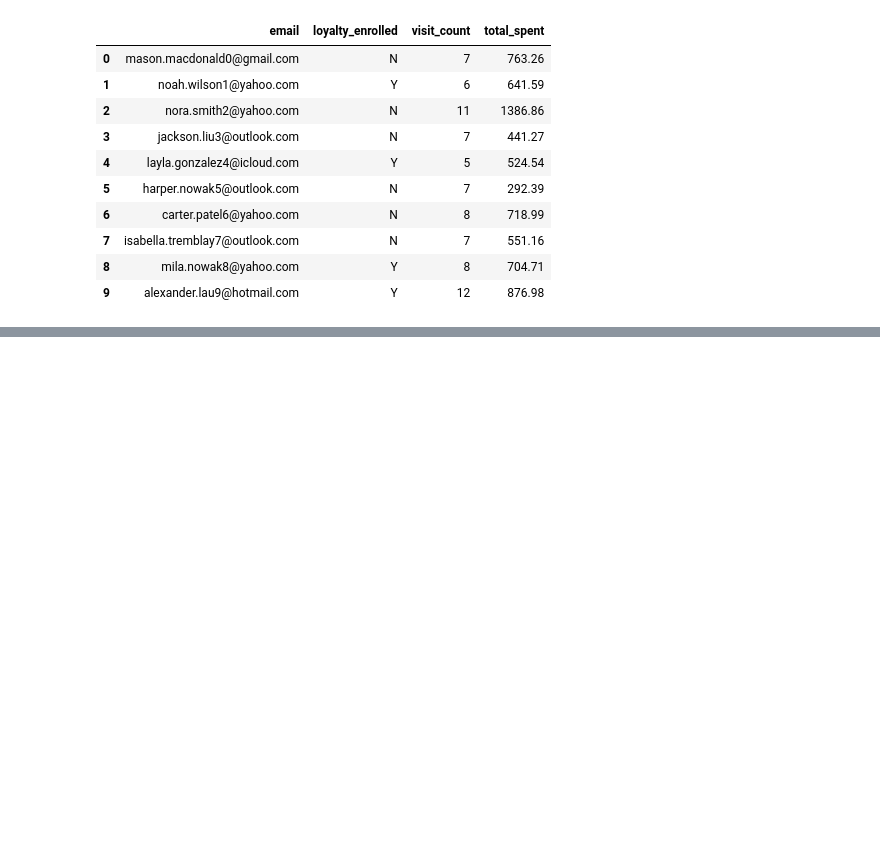
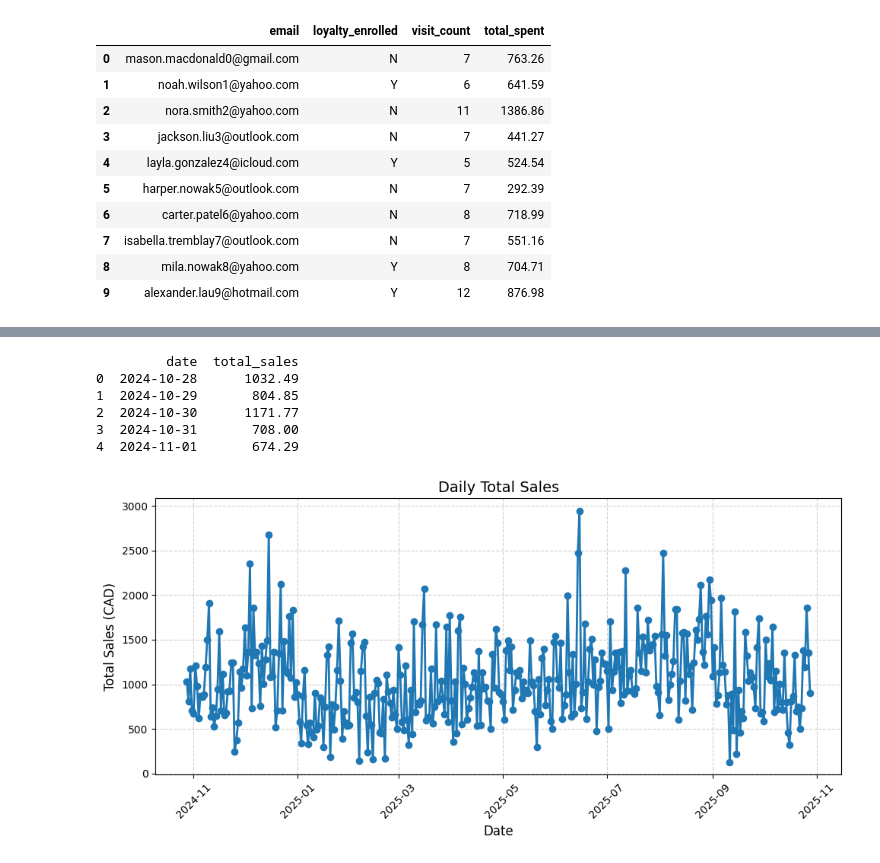
Before and after one commit to jzhou196/RBAC-Calian-Case-Competition, a Jupyter notebook: EDA.ipynb, the cells around one changed output, grey strips where cells are left out. Drawn from its saved outputs; the diff is of its cells as text; code cells hidden in the pictures; blank space fills up the shorter version.

```diff
--- a/EDA.ipynb
+++ b/EDA.ipynb
@@ -106,0 +117,24 @@ customers.head(10)
+# %%
+orders['transaction_date'] = pd.to_datetime(orders['transaction_date'])
+daily_sales = orders.groupby(orders['transaction_date'].dt.date)['total_bill_amount'].sum().reset_index()
+
+daily_sales.columns = ['date', 'total_sales']
+print(daily_sales.head())
+plt.figure(figsize=(10,5))
+plt.plot(daily_sales['date'], daily_sales['total_sales'], marker='o', linewidth=2)
+
+plt.title('Daily Total Sales', fontsize=14)
+plt.xlabel('Date', fontsize=12)
+plt.ylabel('Total Sales (CAD)', fontsize=12)
+plt.xticks(rotation=45)
+plt.grid(True, linestyle='--', alpha=0.6)
+plt.tight_layout()
+plt.show()
+# %% [output]
+         date  total_sales
+0  2024-10-28      1032.49
+1  2024-10-29       804.85
+2  2024-10-30      1171.77
+3  2024-10-31       708.00
+4  2024-11-01       674.29
+[figure, added]
```
Also changed, not shown: parts of 20 cells of this notebook.
